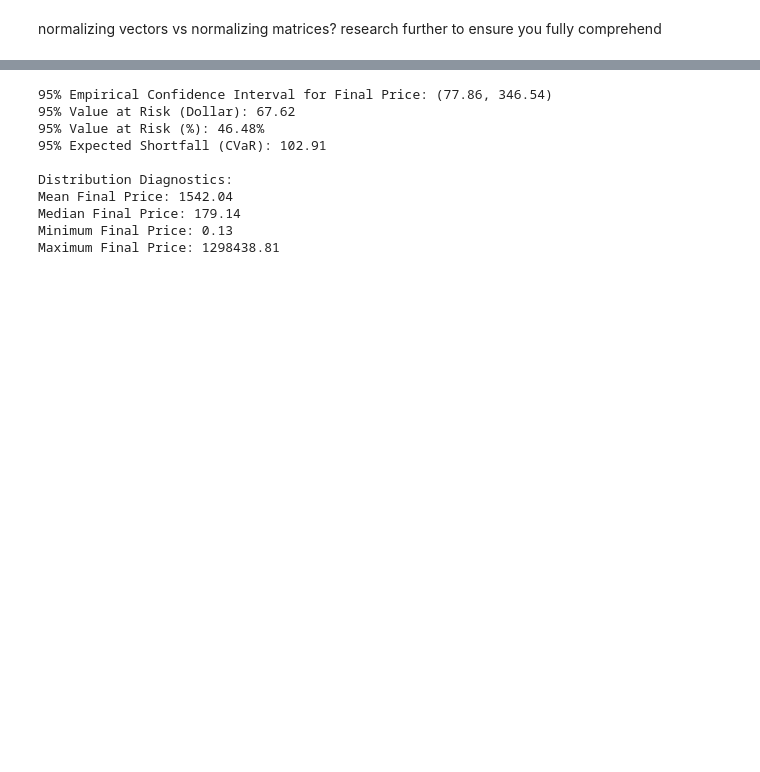
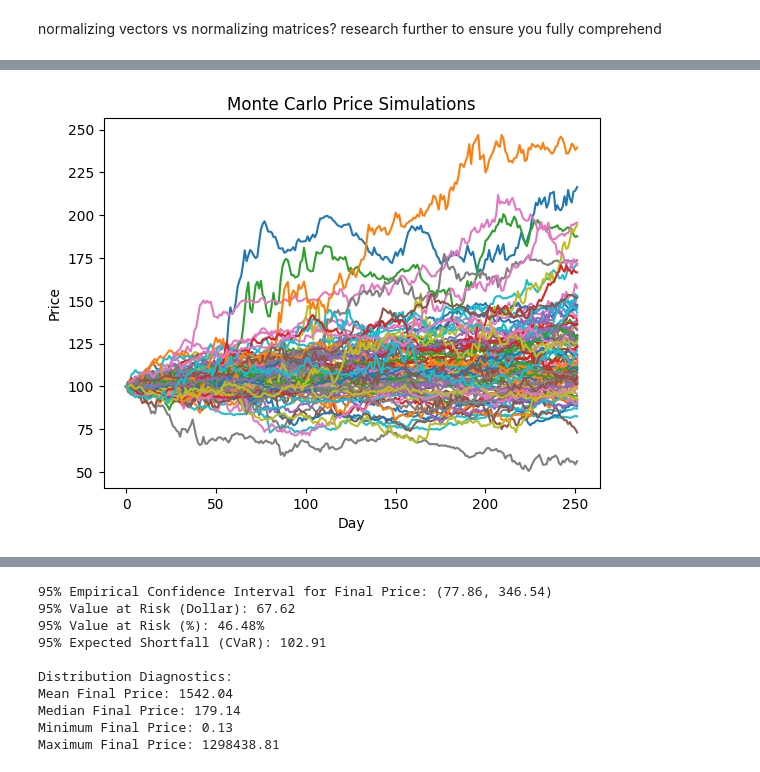
Before and after one commit to codeToad101/Equity-MCMC, a Jupyter notebook: calcVisual.ipynb, the cells around one changed output, grey strips where cells are left out. Cells and saved outputs as stored; diff of their text form; code cells hidden in the pictures; blank space fills up the shorter version.

```diff
--- a/calcVisual.ipynb
+++ b/calcVisual.ipynb
@@ -280,0 +291,7 @@ Std ν: 148929299.31260362
+# %%
+#posterior draws by defn. of prev. model
+posterior = trace.posterior
+
+mu_draw = posterior["mu"].values[0,0]
+phi_draw = posterior["phi"].values[0,0]
+sigma_eta_draw = posterior["sigma_eta"].values[0,0]
@@ -281,3 +315,37 @@ Std ν: 148929299.31260362
+# %%
+import numpy as np
+from scipy.stats import t
+
+n_paths = 500
+horizon = 252
+
+h_sim = np.zeros(252)
+r_sim = np.zeros(252)
+
+plt.figure()
+
+for i in range(100):
+    h_sim = np.zeros(252)
+    r_sim = np.zeros(252)
+    price_sim = np.zeros(252)
+    price_sim[0] = 100
+
+    for t in range(1, 252):
+        h_sim[t] = phi_draw * h_sim[t-1] + sigma_eta_draw * np.random.randn()
+        r_sim[t] = mu_draw + np.exp(h_sim[t] / 2) * np.random.randn()
+        price_sim[t] = price_sim[t-1] * np.exp(r_sim[t] / 100)
+
+    plt.plot(price_sim)
+
+plt.title("Monte Carlo Price Simulations")
+plt.xlabel("Day")
+plt.ylabel("Price")
+plt.show()
+
+# # Convert the list of paths to a DataFrame
+# sim_paths_df = pd.DataFrame(sim_paths).T
+# %% [output]
+[figure, added]
 # %%
 final_prices = simulated_paths_df.iloc[:, -1]
 
```
Also changed, not shown: parts of 9 cells of this notebook.
